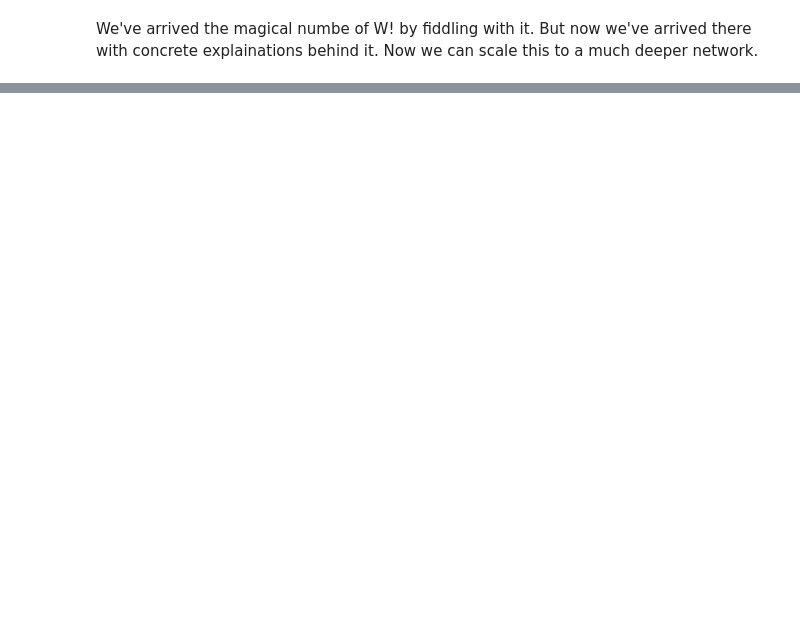
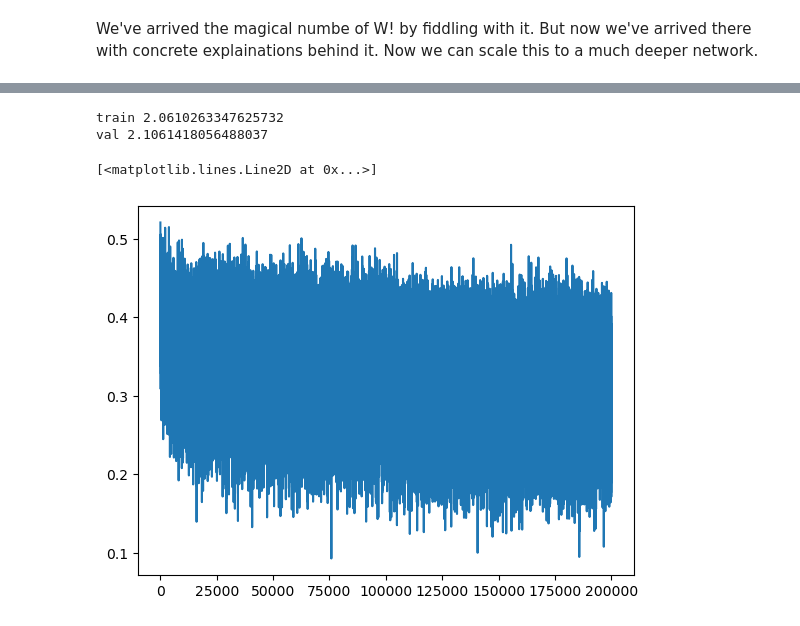
Before and after one commit to JpChii/makemore, a Jupyter notebook: 4-activations, gradients, batchnorm.ipynb, the cells around one changed output, grey strips where cells are left out. Cells and saved outputs as stored; diff of their text form; code cells hidden in the pictures; blank space fills up the shorter version.

Commit message:
batch normalization layer

```diff
--- a/4-activations, gradients, batchnorm.ipynb
+++ b/4-activations, gradients, batchnorm.ipynb
@@ -940,7 +940,7 @@ C, W1, b1, W2, b2 = model_parameters(
 )
 
 C = C
-W1 = W1 * ((5/3) / (W1.shape[-1] ** 0.5))
+W1 = W1 * ((5/3) / (W1.shape[0] ** 0.5))
 b1 = b1 * 0.01
 W2 = W2 * 0.01
 b2 = b2 * 0
@@ -1017,0 +1235,26 @@ We've arrived at the same loss but with a more methodical approach which will we
+# %%
+@torch.no_grad() # decorator disable gradient tracking'
+def split_loss(split):
+    x, y = {
+        'train': (Xtr, Ytr),
+        'val': (Xdev, Ydev),
+        'test': (Xte, Yte)
+    }[split]
+    emb = C[x] # (N, block_size, n_embd)
+    embcat = emb.view(emb.shape[0], -1) # concate into (N, block_size * n_embd)
+    hpreact = embcat @ W1 + b1 # hidden layer pre-activation
+    hpreact = bngain * (hpreact - hpreact.mean(0, keepdim=True)) / hpreact.std(0, keepdim=True) + bnbias
+    h = torch.tanh(hpreact) # (N, vocab_size)
+    logits = h @ W2 + b2
+    loss = F.cross_entropy(logits, y)
+    print(split, loss.item())
+split_loss('train')
+split_loss('val')
+# %% [output]
+train 2.0610263347625732
+val 2.1061418056488037
+# %%
+plt.plot(lossi)
+# %% [output]
+[<matplotlib.lines.Line2D at 0x...>]
+[figure, added]
```
Also changed, not shown: parts of 40 cells of this notebook.
